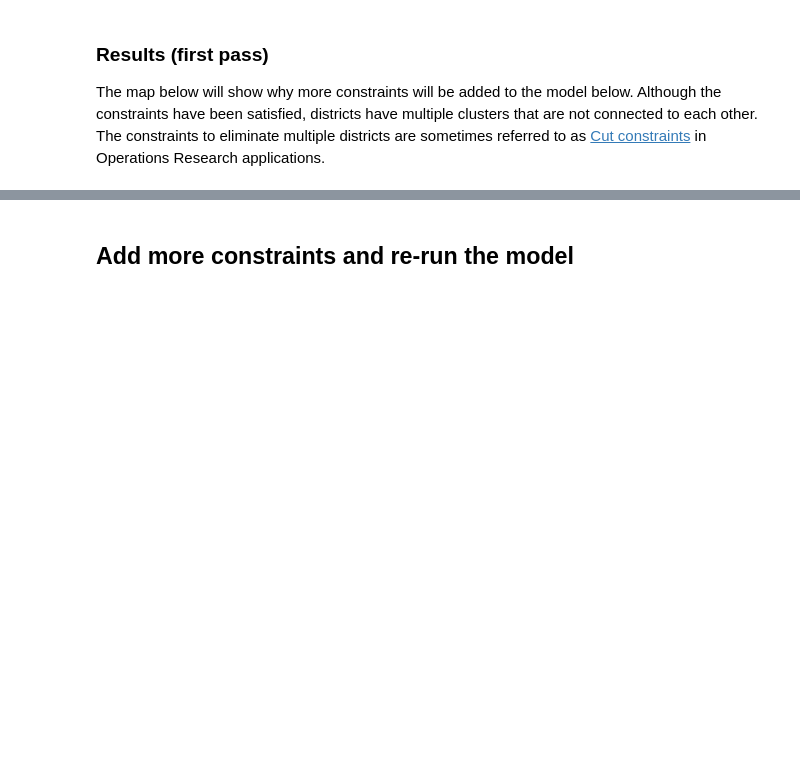
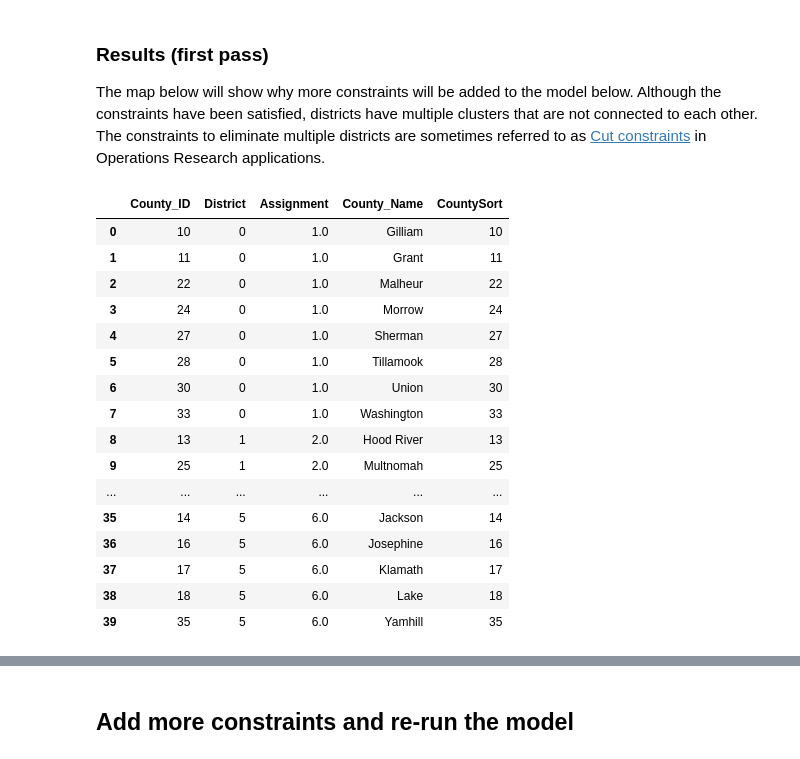
Before and after one commit to wpbSabi/python_optimization, a Jupyter notebook: OregonDistrictsModel.ipynb, the cells around one changed output, grey strips where cells are left out. Drawn from its saved outputs; the diff is of its cells as text; code cells hidden in the pictures; blank space fills up the shorter version.

```diff
--- a/OregonDistrictsModel.ipynb
+++ b/OregonDistrictsModel.ipynb
@@ -284,7 +274,6 @@ The map below will show why more constraints will be added to the model below.
 # data preparation for mapping the results
 
 df_county_names = pd.DataFrame(county_names, columns = ['County'])
-df_county_names
 df = pd.DataFrame()
 df['County']  = county_names
 df['CountySort'] = county_id
@@ -305,33 +294,53 @@ for i in range(n_counties):
     output2.append(var_output)
 for i in range(n_counties):
     for j in range(3):
         var_output = {'County': i,'District': j,'Assignment': assignment[i][j].value()*3}
     output3.append(var_output)
 for i in range(n_counties):
     for j in range(4):
         var_output = {'County': i,'District': j,'Assignment': assignment[i][j].value()*4}
     output4.append(var_output)
 for i in range(n_counties):
     for j in range(5):
         var_output = {'County': i,'District': j,'Assignment': assignment[i][j].value()*5}
     output5.append(var_output)
 for i in range(n_counties):
     for j in range(6):
         var_output = {'County': i,'District': j,'Assignment': assignment[i][j].value()*6}
     output6.append(var_output)
 
 df1 = pd.DataFrame.from_records(output1).sort_values(['County', 'District'])
 df2 = pd.DataFrame.from_records(output2).sort_values(['County', 'District'])
 df3 = pd.DataFrame.from_records(output3).sort_values(['County', 'District'])
 df4 = pd.DataFrame.from_records(output4).sort_values(['County', 'District'])
 df5 = pd.DataFrame.from_records(output5).sort_values(['County', 'District'])
 df6 = pd.DataFrame.from_records(output6).sort_values(['County', 'District'])
+# concatenating all lists at once is less computationally intensive than appending to DF multiple times
 assignment_results = pd.concat([df1, df2, df3, df4, df5, df6])
 
 # the following is for the visualization
 assignment_results = assignment_results[assignment_results['Assignment'] > 0]
 assignment_results.sort_values(['County', 'District'])
 assignment_results = assignment_results.merge(df, left_on='County', right_on='CountySort',suffixes=('_ID', '_Name'))
+assignment_results
+# %% [output]
+|  | County_ID | District | Assignment | County_Name | CountySort |
+| 0 | 10 | 0 | 1.0 | Gilliam | 10 |
+| 1 | 11 | 0 | 1.0 | Grant | 11 |
+| 2 | 22 | 0 | 1.0 | Malheur | 22 |
+| 3 | 24 | 0 | 1.0 | Morrow | 24 |
+| 4 | 27 | 0 | 1.0 | Sherman | 27 |
+| 5 | 28 | 0 | 1.0 | Tillamook | 28 |
+| 6 | 30 | 0 | 1.0 | Union | 30 |
+| 7 | 33 | 0 | 1.0 | Washington | 33 |
+| 8 | 13 | 1 | 2.0 | Hood River | 13 |
+| 9 | 25 | 1 | 2.0 | Multnomah | 25 |
+| ... | ... | ... | ... | ... | ... |
+| 35 | 14 | 5 | 6.0 | Jackson | 14 |
+| 36 | 16 | 5 | 6.0 | Josephine | 16 |
+| 37 | 17 | 5 | 6.0 | Klamath | 17 |
+| 38 | 18 | 5 | 6.0 | Lake | 18 |
+| 39 | 35 | 5 | 6.0 | Yamhill | 35 |
 # %%
 map_first_pass = shapefile_oregon.merge(assignment_results, left_on='NAME', right_on='County_Name',suffixes=('_left', '_right'))
 map_first_pass['District'] = map_first_pass['District']+1
```
Also changed, not shown: parts of 5 cells of this notebook.
